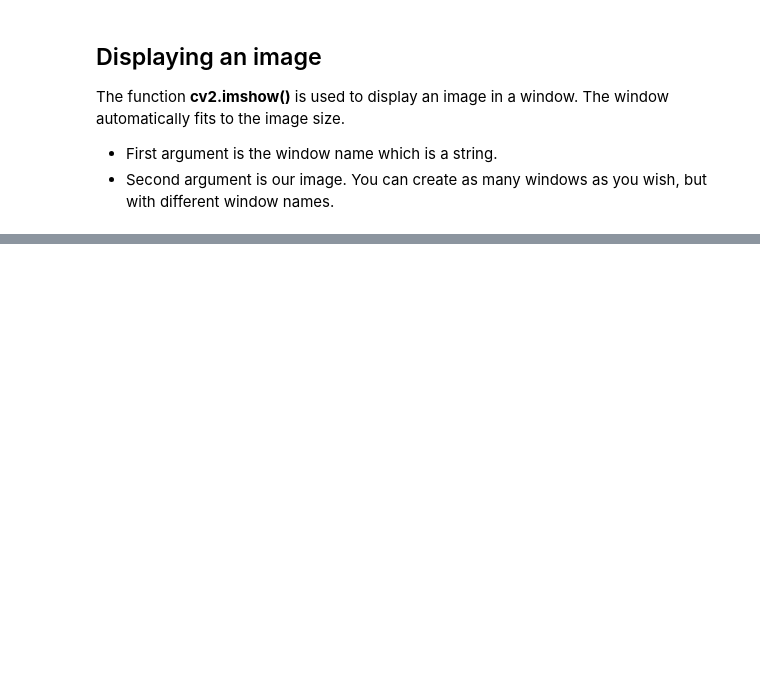
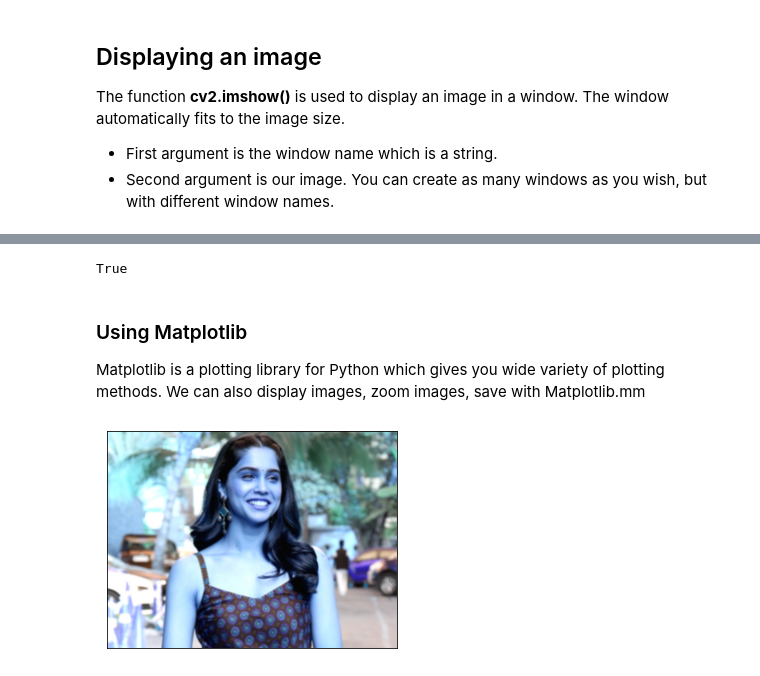
Before and after one commit to TUCchkul/OpenCV-ImageProcessing, a Jupyter notebook: OpenCV-Basics/OpenCV-Basics.ipynb, the cells around one changed output, grey strips where cells are left out. Drawn from its saved outputs; the diff is of its cells as text; code cells hidden in the pictures; blank space fills up the shorter version.

```diff
--- a/OpenCV-Basics/OpenCV-Basics.ipynb
+++ b/OpenCV-Basics/OpenCV-Basics.ipynb
@@ -63,0 +91,19 @@ cv2.destroyAllWindows()
+# %%
+cv2.imwrite('Sharvari-Wagh-gray.png',img1)
+# %% [output]
+True
+# %% [markdown]
+### Using Matplotlib
+
+Matplotlib is a plotting library for Python which gives you wide variety of plotting methods. We can also display images, zoom images, save with Matplotlib.mm
+# %%
+import numpy as np
+import cv2
+from matplotlib import pyplot as plt
+
+img = cv2.imread('img/actress.jpg',1)
+plt.imshow(img, cmap = 'gray', interpolation = 'bicubic')
+plt.xticks([]), plt.yticks([])  # to hide tick values on X and Y axis
+plt.show()
+# %% [output]
+[figure, added]
```
Also changed, not shown: parts of 9 cells of this notebook, 2 other files.
